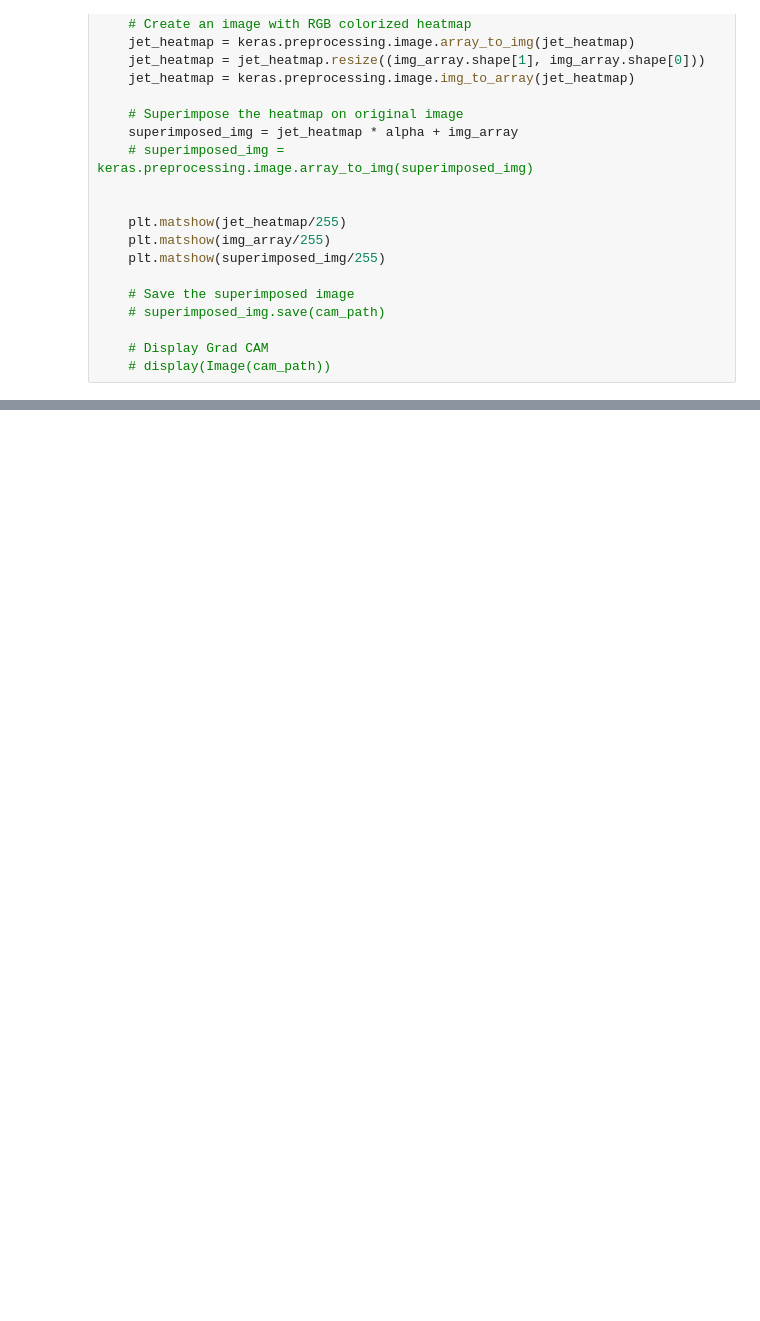
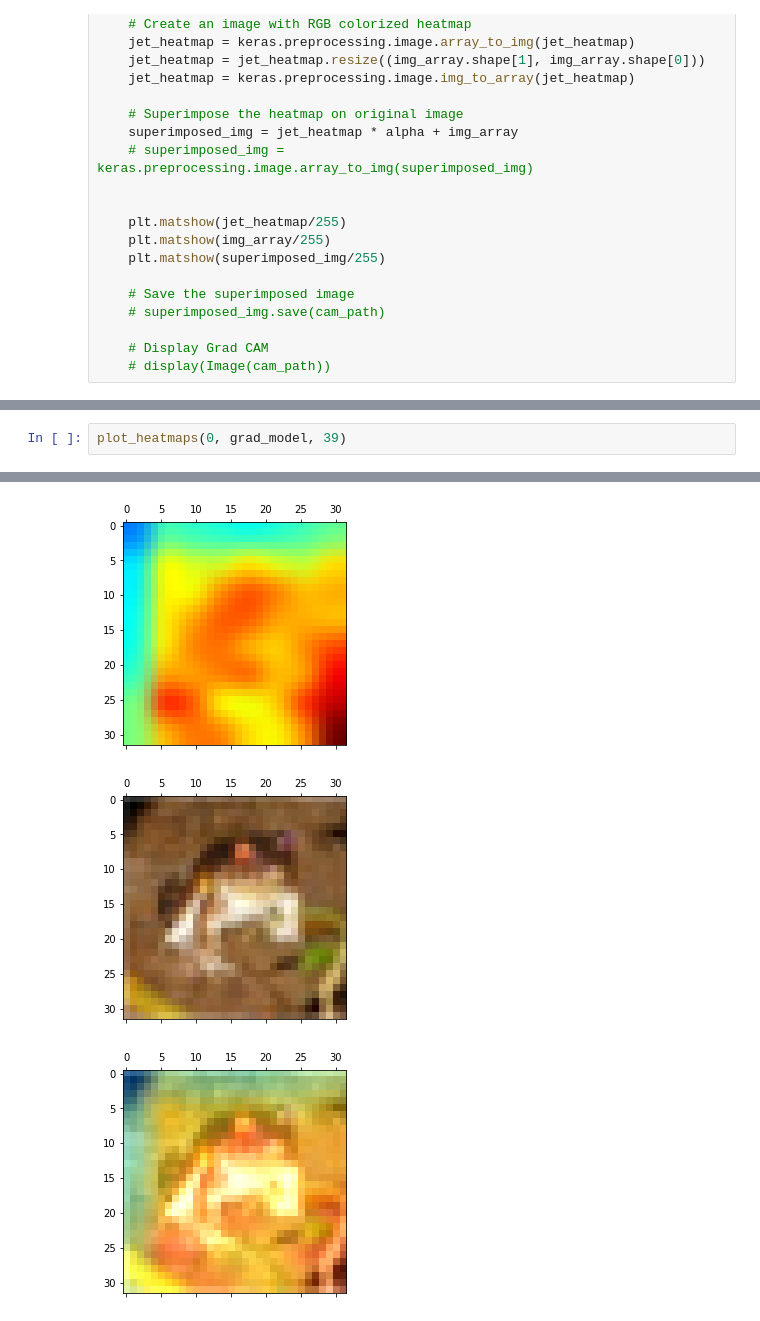
Before and after one commit to daisea3e1203/soco_fashion_dnn, a Jupyter notebook: 03_dev_gradcam_on_representation_learner.ipynb, the cells around one changed output, grey strips where cells are left out. Saved outputs shown, nothing was run; the diff lists cells and outputs as text; blank space fills up the shorter version.

```diff
--- a/03_dev_gradcam_on_representation_learner.ipynb
+++ b/03_dev_gradcam_on_representation_learner.ipynb
@@ -535,0 +554,3 @@ WARNING:matplotlib.image:Clipping input data to the valid range for imshow with
+# %%
+plot_heatmaps(0, grad_model, 39)
+# %% [output]
@@ -535,0 +558,3 @@ WARNING:matplotlib.image:Clipping input data to the valid range for imshow with
+[figure, added]
+[figure, added]
+[figure, added]
```
Also changed, not shown: parts of 19 cells of this notebook.
